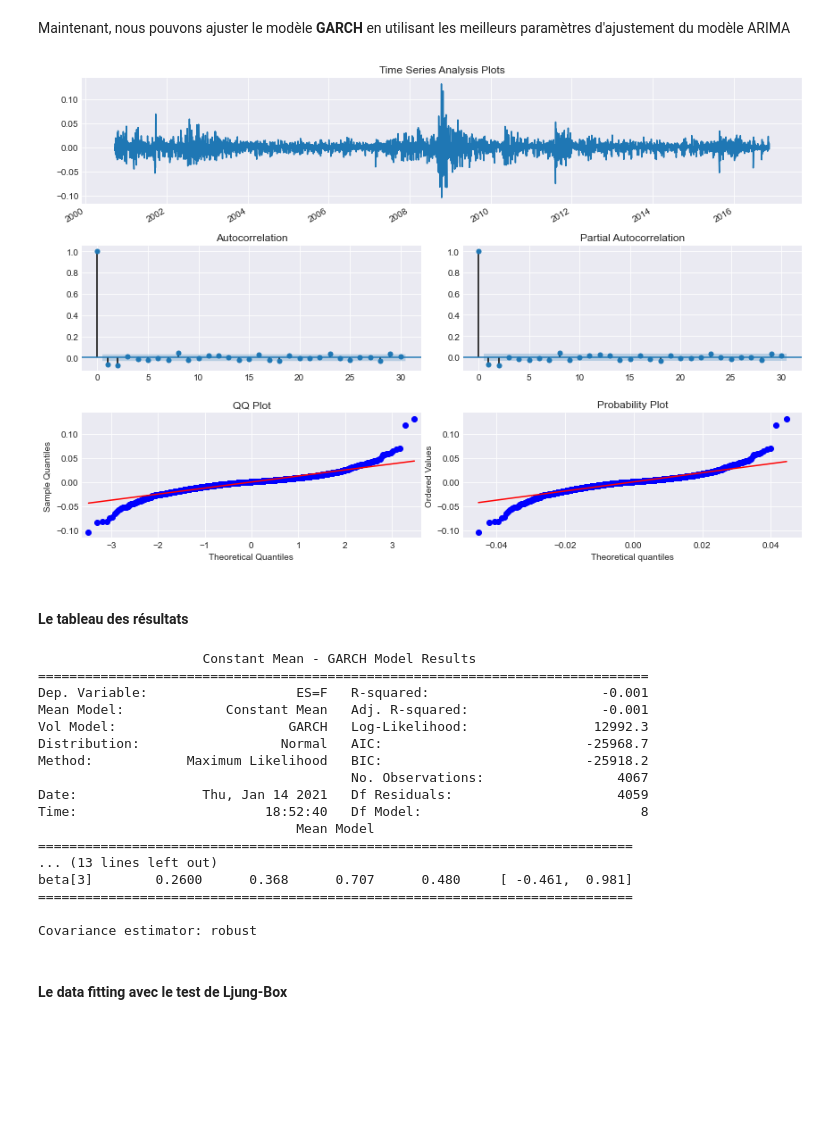
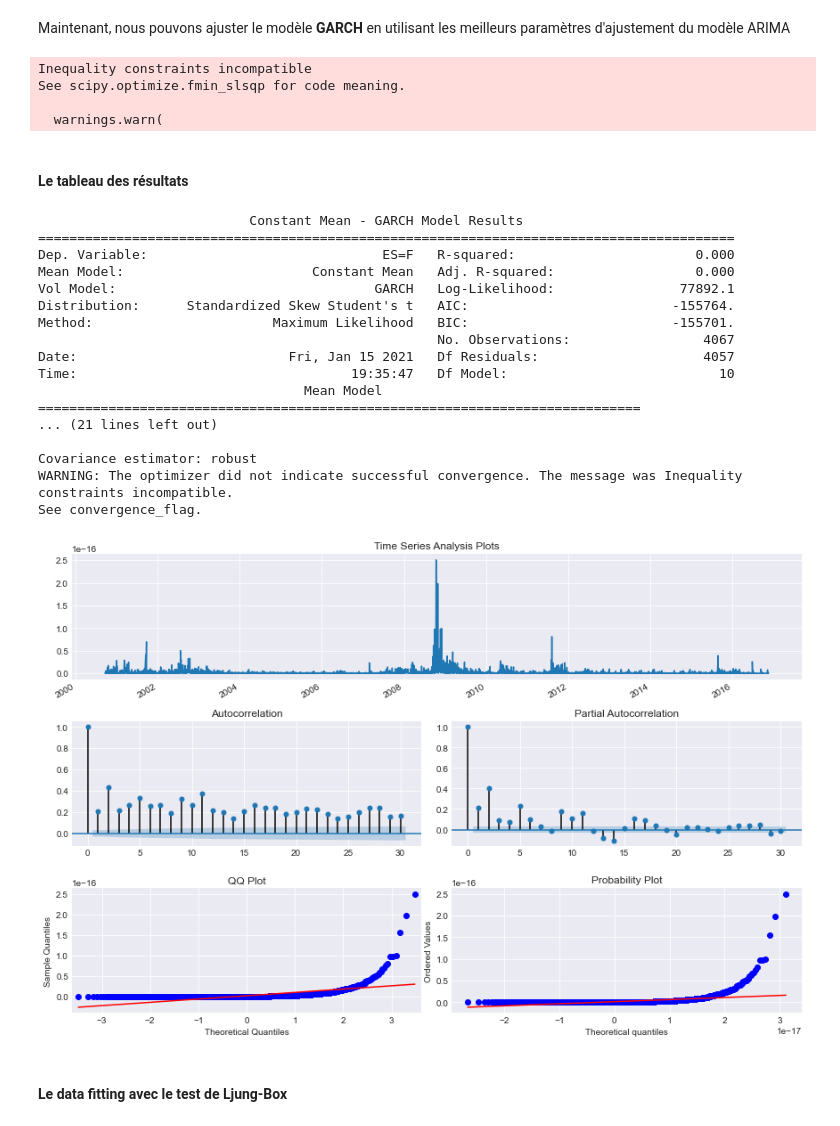
Before and after one commit to Lawisss/Helenos-Model, a Jupyter notebook: GARCH.ipynb, the cells around one changed output. Cells and saved outputs as stored; diff of their text form; code cells hidden in the pictures; blank space fills up the shorter version.

```diff
--- a/GARCH.ipynb
+++ b/GARCH.ipynb
@@ -206,29 +192,40 @@ result = mdl.fit(last_obs=test_df.index[0], update_freq=5)
-# %%
-tsplot(result.resid, lags=30)
-# %% [output]
-[figure, removed]
+# %%
+# Précision des hypothèses du modèle GARCH
+garch = arch_model(TStraining, vol='GARCH', p=3, o=0, q=3, dist='skewt', rescale=False)
+
+# Fit le modèle
+garch_fit = garch.fit(disp = 'off')
+# %% [output]
+Inequality constraints incompatible
+See scipy.optimize.fmin_slsqp for code meaning.
+
+  warnings.warn(
 # %% [markdown]
 #### Le tableau des résultats
 # %%
-print(result.summary())
+print(garch_fit.summary())
 # %% [output]
-                     Constant Mean - GARCH Model Results
-==============================================================================
-Dep. Variable:                   ES=F   R-squared:                      -0.001
-Mean Model:             Constant Mean   Adj. R-squared:                 -0.001
-Vol Model:                      GARCH   Log-Likelihood:                12992.3
-Distribution:                  Normal   AIC:                          -25968.7
-Method:            Maximum Likelihood   BIC:                          -25918.2
-                                        No. Observations:                 4067
-Date:                Thu, Jan 14 2021   Df Residuals:                     4059
-Time:                        18:52:40   Df Model:                            8
-                                 Mean Model
-============================================================================
-... (13 lines left out)
-beta[3]        0.2600      0.368      0.707      0.480     [ -0.461,  0.981]
-============================================================================
+                           Constant Mean - GARCH Model Results
+=========================================================================================
+Dep. Variable:                              ES=F   R-squared:                       0.000
+Mean Model:                        Constant Mean   Adj. R-squared:                  0.000
+Vol Model:                                 GARCH   Log-Likelihood:                77892.1
+Distribution:      Standardized Skew Student's t   AIC:                          -155764.
+Method:                       Maximum Likelihood   BIC:                          -155701.
+                                                   No. Observations:                 4067
+Date:                           Fri, Jan 15 2021   Df Residuals:                     4057
+Time:                                   19:35:47   Df Model:                           10
+                                  Mean Model
+=============================================================================
+... (21 lines left out)
 
 Covariance estimator: robust
+WARNING: The optimizer did not indicate successful convergence. The message was Inequality constraints incompatible.
+See convergence_flag.
+# %%
+tsplot(garch_fit.resid ** 2, lags=30)
+# %% [output]
+[figure, added]
 # %% [markdown]
 #### Le data fitting avec le test de Ljung-Box
 # %% [markdown]
```
Also changed, not shown: parts of 11 cells of this notebook.
